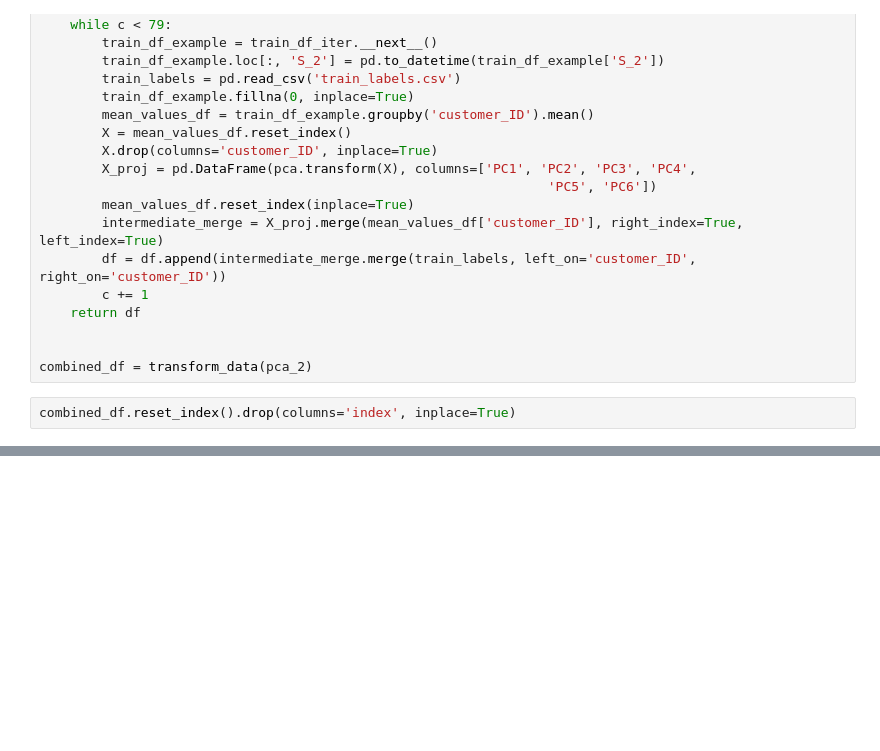
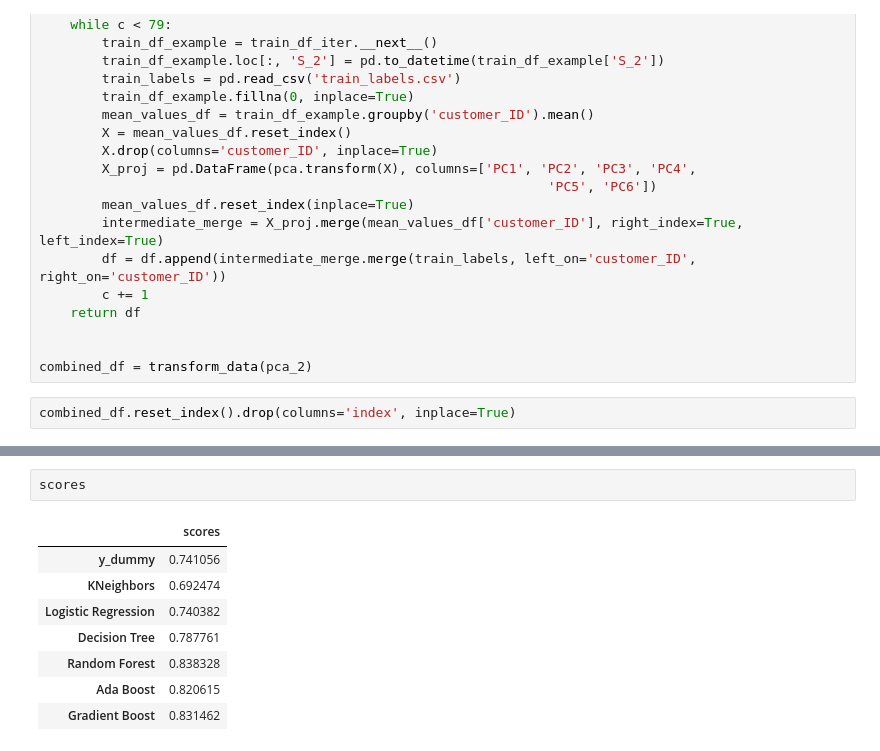
Before and after one commit to inherentspice/American-Express-Default-Prediction, a Jupyter notebook: Data Exploration.ipynb, the cells around one changed output, grey strips where cells are left out. Cells and saved outputs as stored; diff of their text form; blank space fills up the shorter version.

```diff
--- a/Data Exploration.ipynb
+++ b/Data Exploration.ipynb
@@ -483,0 +504,11 @@ display(f"The mean accuracy of the dummy model is: {accuracy}")
+# %%
+scores
+# %% [output]
+|  | scores |
+| y_dummy | 0.741056 |
+| KNeighbors | 0.692474 |
+| Logistic Regression | 0.740382 |
+| Decision Tree | 0.787761 |
+| Random Forest | 0.838328 |
+| Ada Boost | 0.820615 |
+| Gradient Boost | 0.831462 |
```
Also changed, not shown: parts of 75 cells of this notebook.
